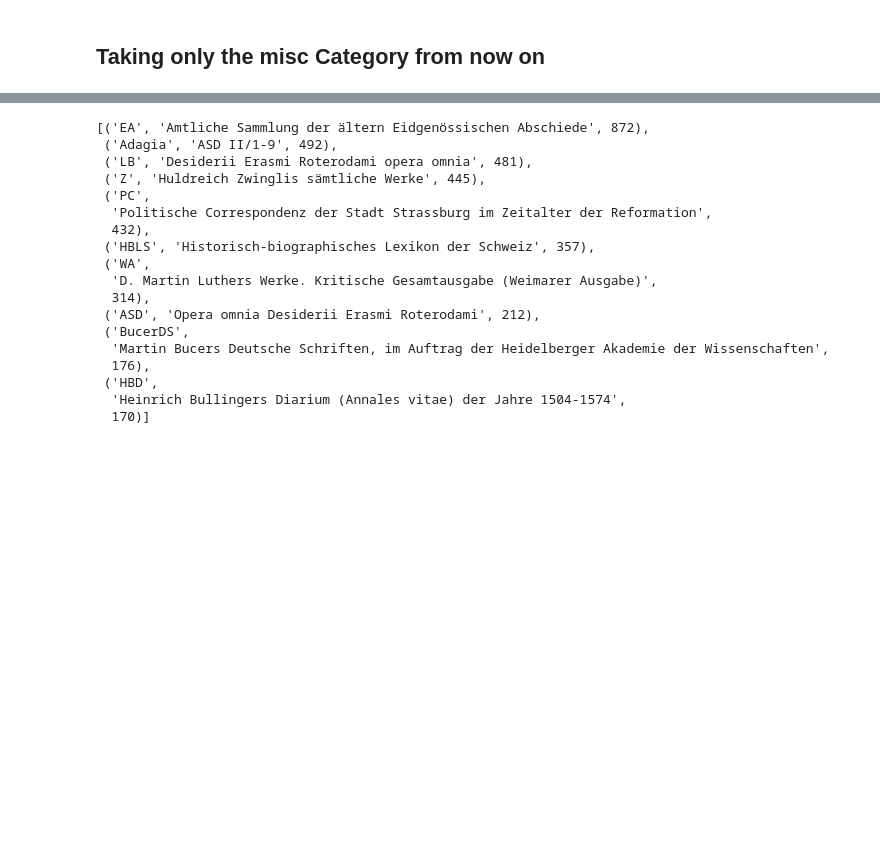
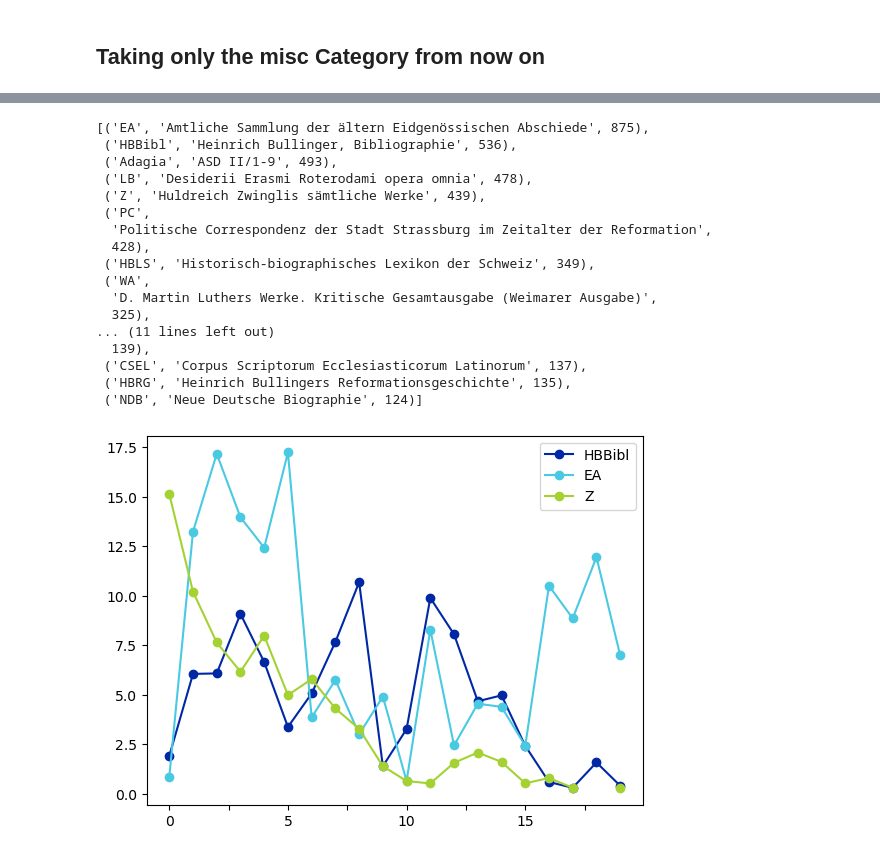
Before and after one commit to Boffl/BullingerDigitalLMFootnotes, a Jupyter notebook: data_analysis_and_preparation/lit_stats.ipynb, the cells around one changed output, grey strips where cells are left out. Saved outputs shown, nothing was run; the diff lists cells and outputs as text; code cells hidden in the pictures; blank space fills up the shorter version.

```diff
--- a/data_analysis_and_preparation/lit_stats.ipynb
+++ b/data_analysis_and_preparation/lit_stats.ipynb
@@ -151,23 +146,44 @@ if True:  # save
 # %%
-[(title, lit_map[title], occ) for title, occ in lit_counter.most_common()[:10]]
+[(title, lit_map[title], occ) for title, occ in lit_counter.most_common()[:17]]
 # !! kommt zweimal das Erasmus ding vor, mit anderen Kürzeln??
 # !! 'Fischer' kommt als kürzel zweimal vor, einmal für Hans fischer, etwas, einmal das Schwäbische Wörterbuch !!!! WTF, whywhywhywhywhywhy
 # %% [output]
-[('EA', 'Amtliche Sammlung der ältern Eidgenössischen Abschiede', 872),
- ('Adagia', 'ASD II/1-9', 492),
- ('LB', 'Desiderii Erasmi Roterodami opera omnia', 481),
- ('Z', 'Huldreich Zwinglis sämtliche Werke', 445),
+[('EA', 'Amtliche Sammlung der ältern Eidgenössischen Abschiede', 875),
+ ('HBBibl', 'Heinrich Bullinger, Bibliographie', 536),
+ ('Adagia', 'ASD II/1-9', 493),
+ ('LB', 'Desiderii Erasmi Roterodami opera omnia', 478),
+ ('Z', 'Huldreich Zwinglis sämtliche Werke', 439),
  ('PC',
   'Politische Correspondenz der Stadt Strassburg im Zeitalter der Reformation',
-  432),
- ('HBLS', 'Historisch-biographisches Lexikon der Schweiz', 357),
+  428),
+ ('HBLS', 'Historisch-biographisches Lexikon der Schweiz', 349),
  ('WA',
   'D. Martin Luthers Werke. Kritische Gesamtausgabe (Weimarer Ausgabe)',
-  314),
- ('ASD', 'Opera omnia Desiderii Erasmi Roterodami', 212),
- ('BucerDS',
-  'Martin Bucers Deutsche Schriften, im Auftrag der Heidelberger Akademie der Wissenschaften',
-  176),
- ('HBD',
-  'Heinrich Bullingers Diarium (Annales vitae) der Jahre 1504-1574',
-  170)]
+  325),
+... (11 lines left out)
+  139),
+ ('CSEL', 'Corpus Scriptorum Ecclesiasticorum Latinorum', 137),
+ ('HBRG', 'Heinrich Bullingers Reformationsgeschichte', 135),
+ ('NDB', 'Neue Deutsche Biographie', 124)]
+# %%
+titles_to_keep = [title for title, occ in lit_counter.most_common()[:20]]
+
+def lit_by_edition_plot(footnote_df, titles_to_keep=list()):
+    editions = list(footnote_df["edition"].unique())
+    data = {}
+    for edition in editions:
+        data[edition] = {}
+        lit_counter_edition = count_citations(footnote_df[footnote_df["edition"]==edition])
+        total_mentions = sum([occ for _, occ in lit_counter_edition.items()])  # counts in the edition
+        for title, occ in lit_counter_edition.items():
+            if title in titles_to_keep:
+                data[edition][title] = occ/total_mentions*100
+
+    df = pd.DataFrame.from_dict(data, orient='index').reset_index().rename(columns={'index': 'edition'})
+    df = df.sort_values(by="edition").reset_index(drop=True).drop(columns=["edition"])
+    df.index=pd.Categorical(df.index, ordered=True)
+    df.plot(kind='line', marker='o')
+# %%
+lit_by_edition_plot(footnote_df, titles_to_keep=["EA" ,"Z", "HBBibl"])
+# %% [output]
+[figure, added]
```
Also changed, not shown: parts of 15 cells of this notebook, 2 other files.
